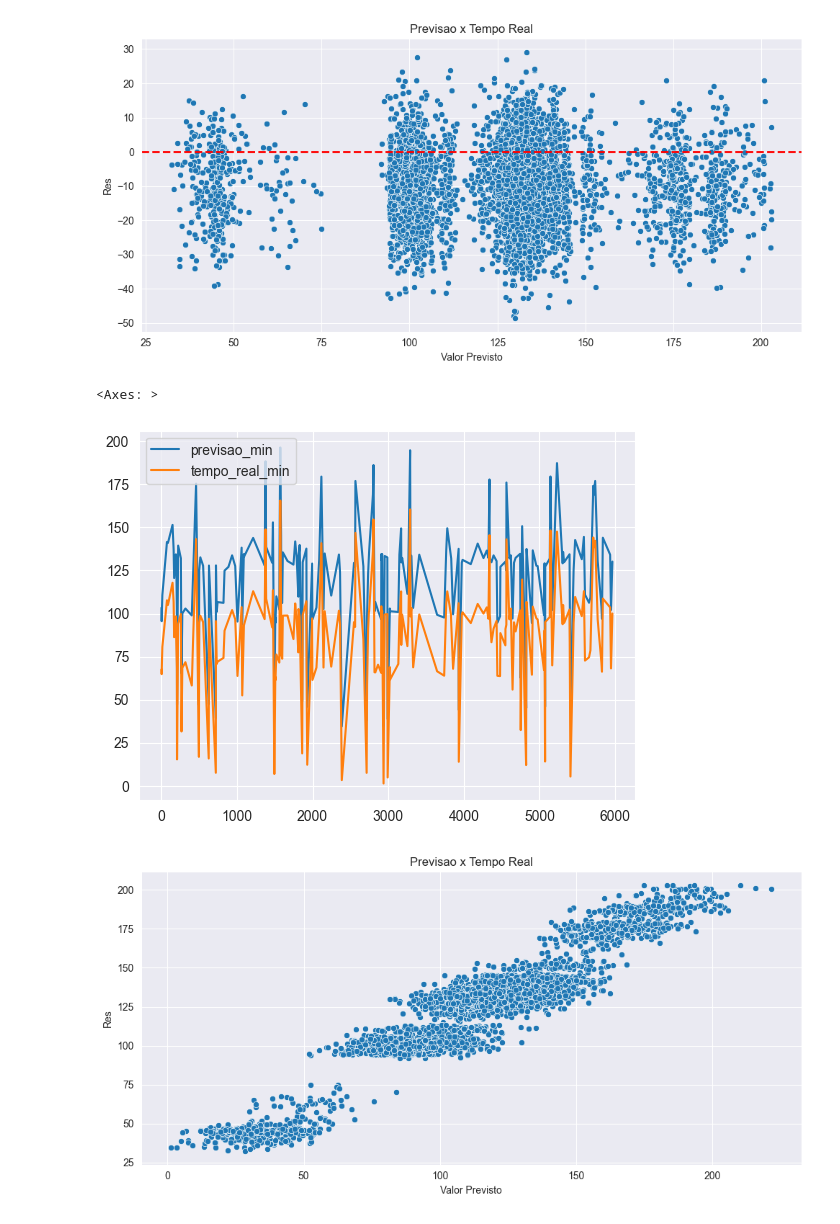
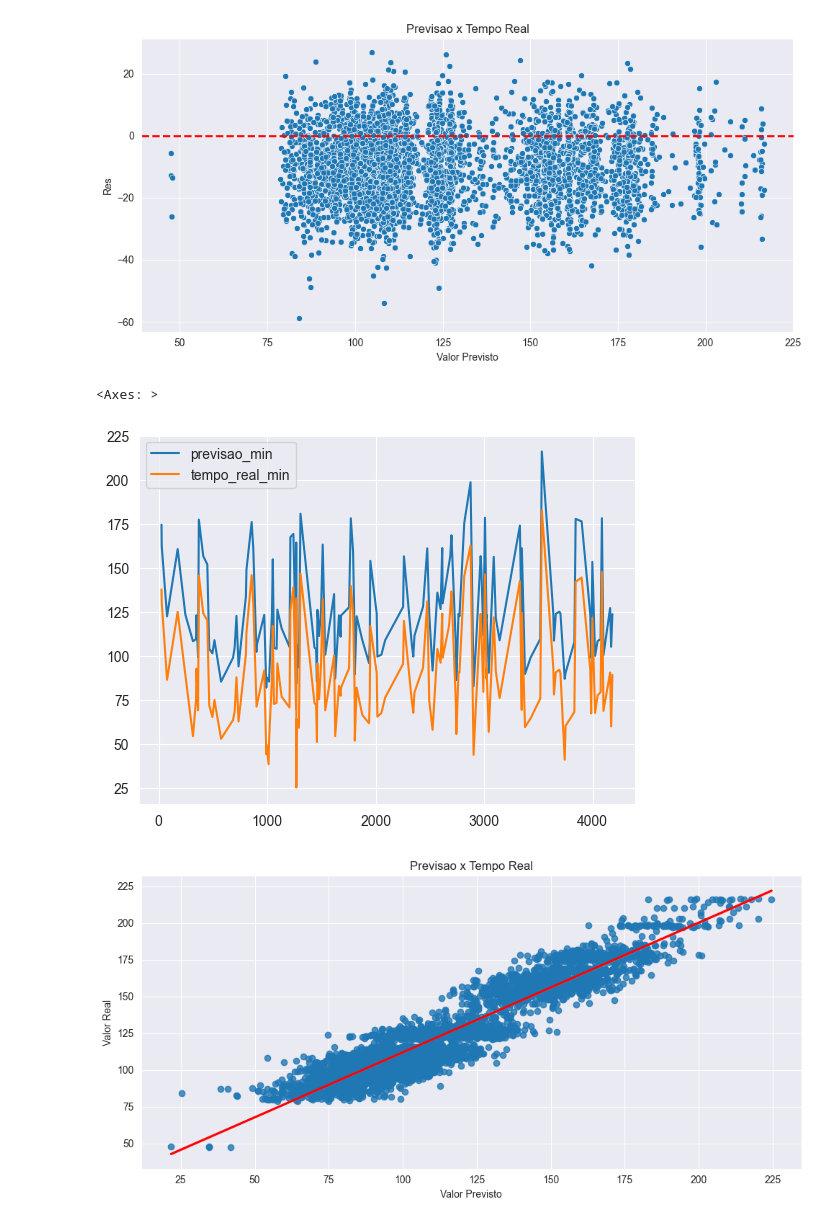
Before and after one commit to IgorComune/tech_challenge_ml_engineer_phase3, a Jupyter notebook: notebooks/02_SIMULATION.ipynb, the cells around one changed output. Cells and saved outputs as stored; diff of their text form; code cells hidden in the pictures.

```diff
--- a/notebooks/02_SIMULATION.ipynb
+++ b/notebooks/02_SIMULATION.ipynb
@@ -8,5 +8,5 @@ from src.visualization.interactive_plot import *
 # %%
-tbl_simulacao = pd.read_csv('../data/simulation/sim_2025-09-24_23-37-46.csv', sep=',')
+tbl_simulacao = pd.read_csv('../data/simulation/sim_2025-09-30_02-10-43.csv', sep=',')
 # %%
 tbl_simulacao.describe()
 # %% [output]
@@ -44,18 +44,18 @@ grafico_dispersao(df=tbl_simulacao, y=tbl_simulacao['res'],
                           x=tbl_simulacao['previsao_min'],
                           titulo='Previsao x Tempo Real', ylabel='Res', xlabel='Valor Previsto',res=True)
 # %% [output]
-[figure, old version]
+[figure, new version]
 # %%
 tbl_simulacao[tbl_simulacao.res<-30][['previsao_min','tempo_real_min',]].plot(kind='line')
 # %% [output]
 <Axes: >
-[figure, old version]
+[figure, new version]
 # %%
 grafico_dispersao(df=tbl_simulacao, y=tbl_simulacao['previsao_min'],
                           x=tbl_simulacao['tempo_real_min'],
-                          titulo='Previsao x Tempo Real', ylabel='Valor Real', xlabel='Valor Previsto')
+                          titulo='Previsao x Tempo Real', ylabel='Valor Real', xlabel='Valor Previsto',regr=True)
 # %% [output]
-[figure, old version]
+[figure, new version]
 # %%
 tbl_simulacao.delivery_distance.hist()
 # %% [output]
```
Also changed, not shown: parts of 7 cells of this notebook, 48 other files.
